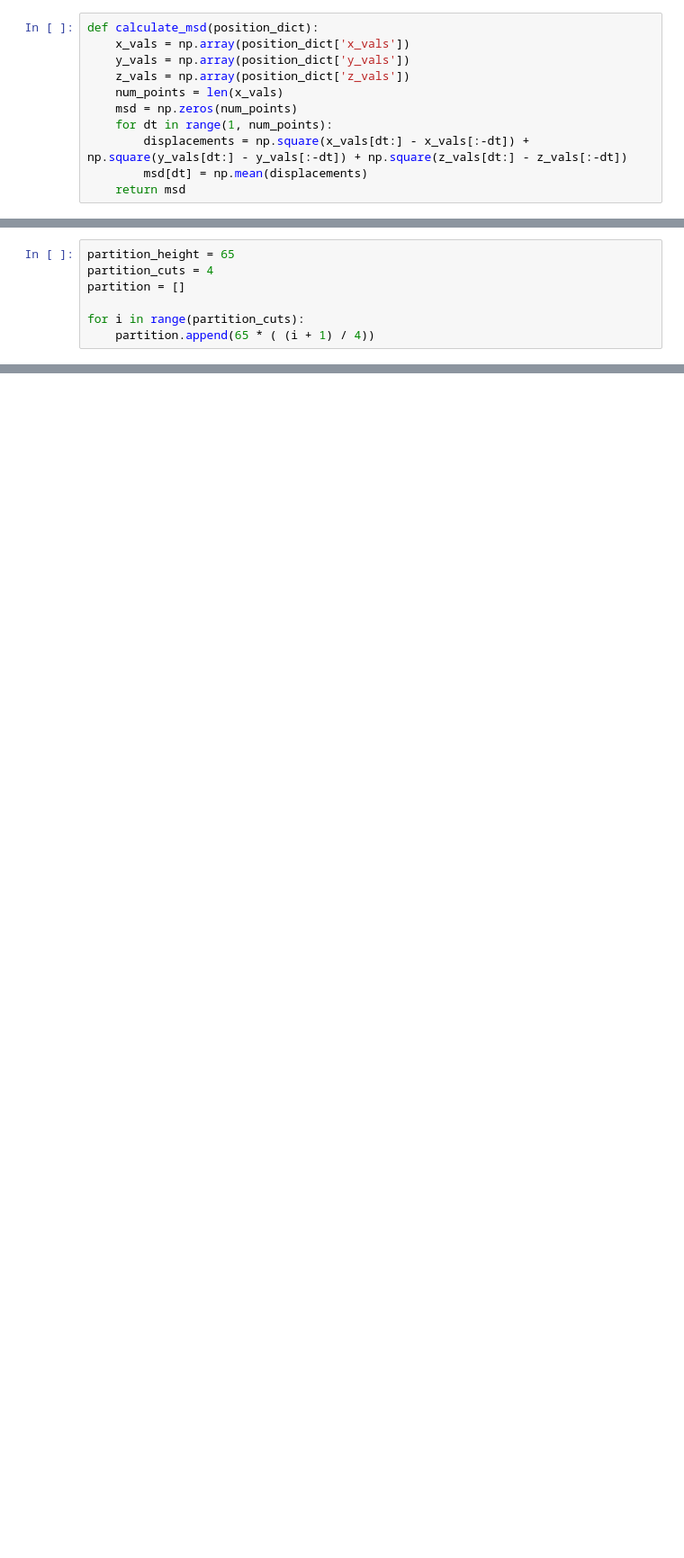
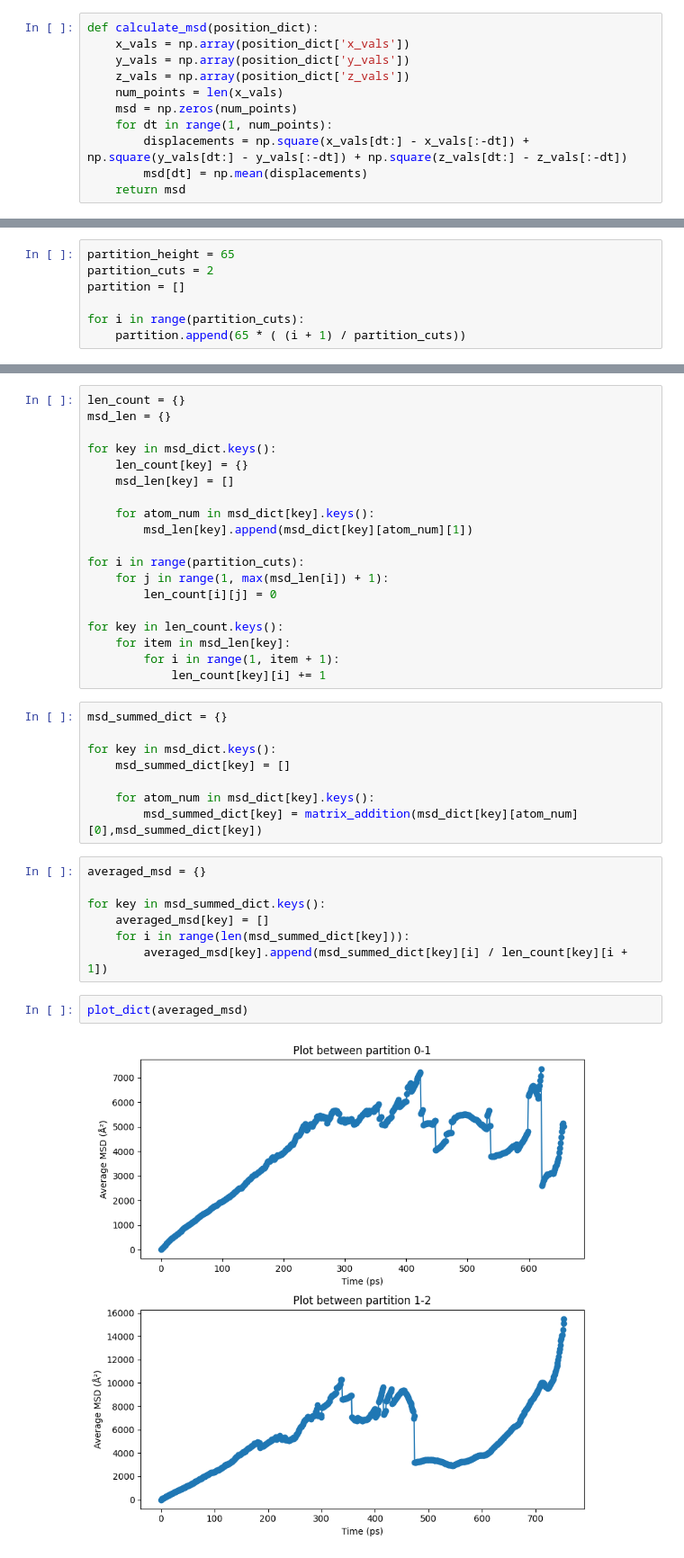
Before and after one commit to AndrewSykes1/msd_water_box, a Jupyter notebook: individual_partition.IPYNB, the cells around one changed output, grey strips where cells are left out. Shown at 90% size. Saved outputs shown, nothing was run; the diff lists cells and outputs as text; blank space fills up the shorter version.

```diff
--- a/individual_partition.IPYNB
+++ b/individual_partition.IPYNB
@@ -26,8 +59,8 @@ def calculate_msd(position_dict):
 # %%
 partition_height = 65
-partition_cuts = 4
+partition_cuts = 2
 partition = []
 
 for i in range(partition_cuts):
-    partition.append(65 * ( (i + 1) / 4))
+    partition.append(65 * ( (i + 1) / partition_cuts))
 # %%
@@ -114,0 +99,38 @@ plt.show()
+# %%
+len_count = {}
+msd_len = {}
+
+for key in msd_dict.keys():
+    len_count[key] = {}
+    msd_len[key] = []
+
+    for atom_num in msd_dict[key].keys():
+        msd_len[key].append(msd_dict[key][atom_num][1])
+
+for i in range(partition_cuts):
+    for j in range(1, max(msd_len[i]) + 1):
+        len_count[i][j] = 0
+
+for key in len_count.keys():
+    for item in msd_len[key]:
+        for i in range(1, item + 1):
+            len_count[key][i] += 1
+# %%
+msd_summed_dict = {}
+
+for key in msd_dict.keys():
+    msd_summed_dict[key] = []
+
+    for atom_num in msd_dict[key].keys():
+        msd_summed_dict[key] = matrix_addition(msd_dict[key][atom_num][0],msd_summed_dict[key])
+# %%
+averaged_msd = {}
+
+for key in msd_summed_dict.keys():
+    averaged_msd[key] = []
+    for i in range(len(msd_summed_dict[key])):
+        averaged_msd[key].append(msd_summed_dict[key][i] / len_count[key][i + 1])
+# %%
+plot_dict(averaged_msd)
+# %% [output]
+[figure, added]
```
Also changed, not shown: parts of 9 cells of this notebook, 4 other files.
